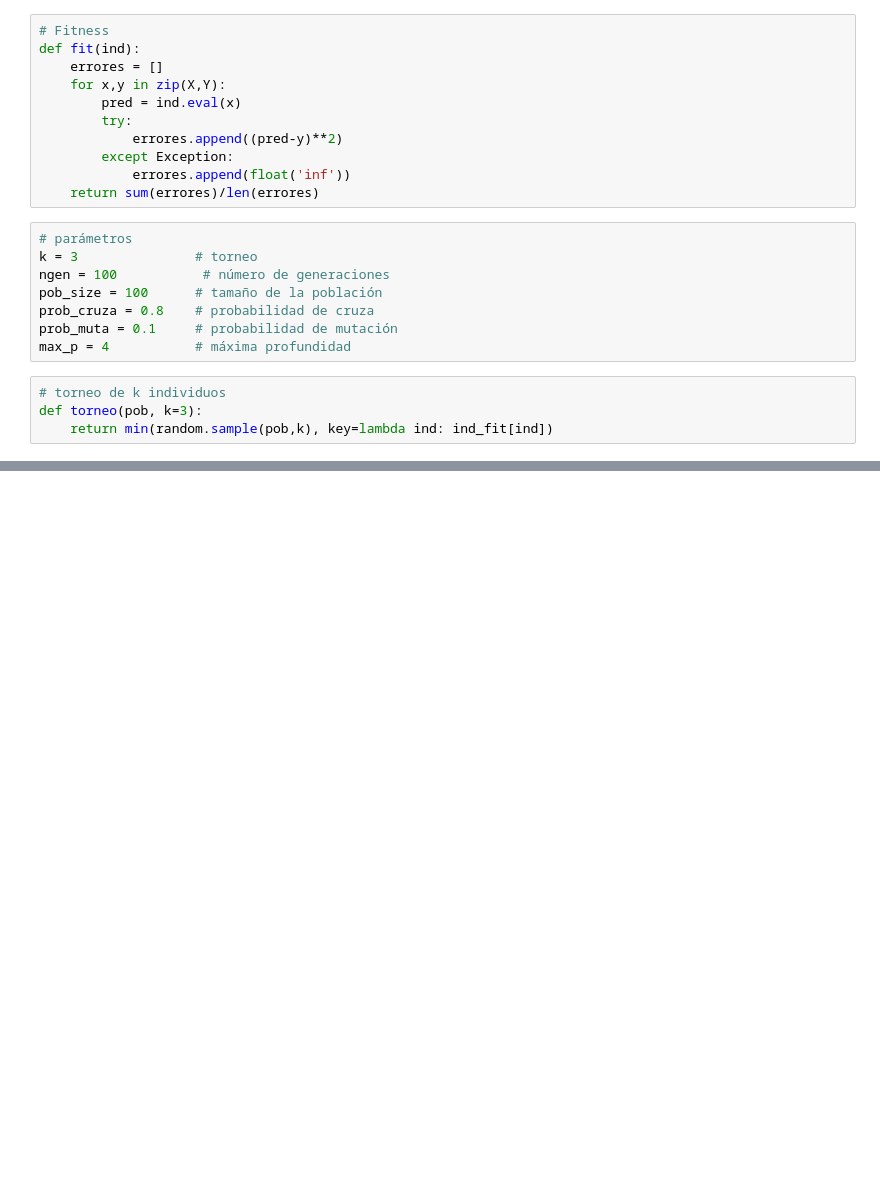
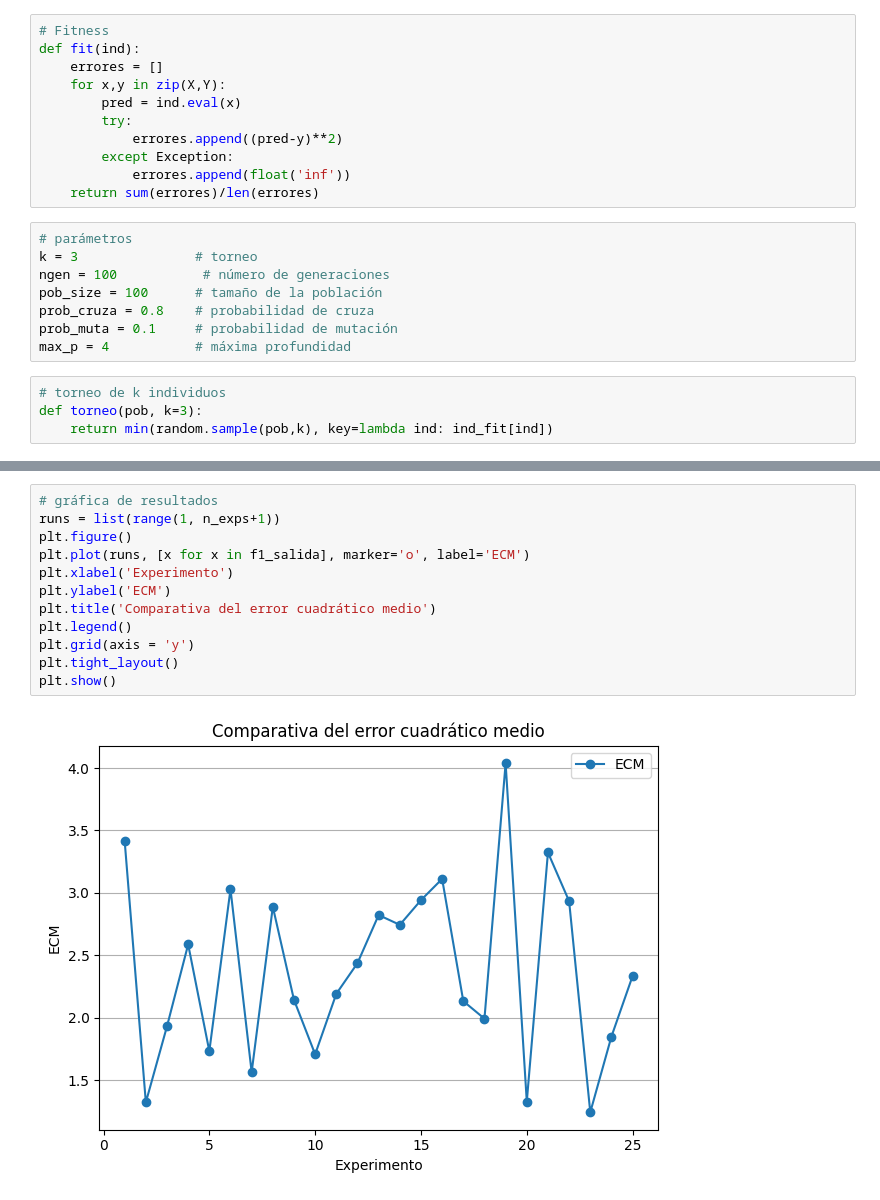
Before and after one commit to PabloBenitezR/C-mputo-Evolutivo, a Jupyter notebook: Programación genética/Regresión simbólica.ipynb, the cells around one changed output, grey strips where cells are left out. Drawn from its saved outputs; the diff is of its cells as text; blank space fills up the shorter version.

```diff
--- a/Programación genética/Regresión simbólica.ipynb
+++ b/Programación genética/Regresión simbólica.ipynb
@@ -239,0 +240,14 @@ Gen 43 top MSE=2.3036
+# %%
+# gráfica de resultados
+runs = list(range(1, n_exps+1))
+plt.figure()
+plt.plot(runs, [x for x in f1_salida], marker='o', label='ECM')
+plt.xlabel('Experimento')
+plt.ylabel('ECM')
+plt.title('Comparativa del error cuadrático medio')
+plt.legend()
+plt.grid(axis = 'y')
+plt.tight_layout()
+plt.show()
+# %% [output]
+[figure, added]
```
Also changed, not shown: parts of 2 cells of this notebook.
